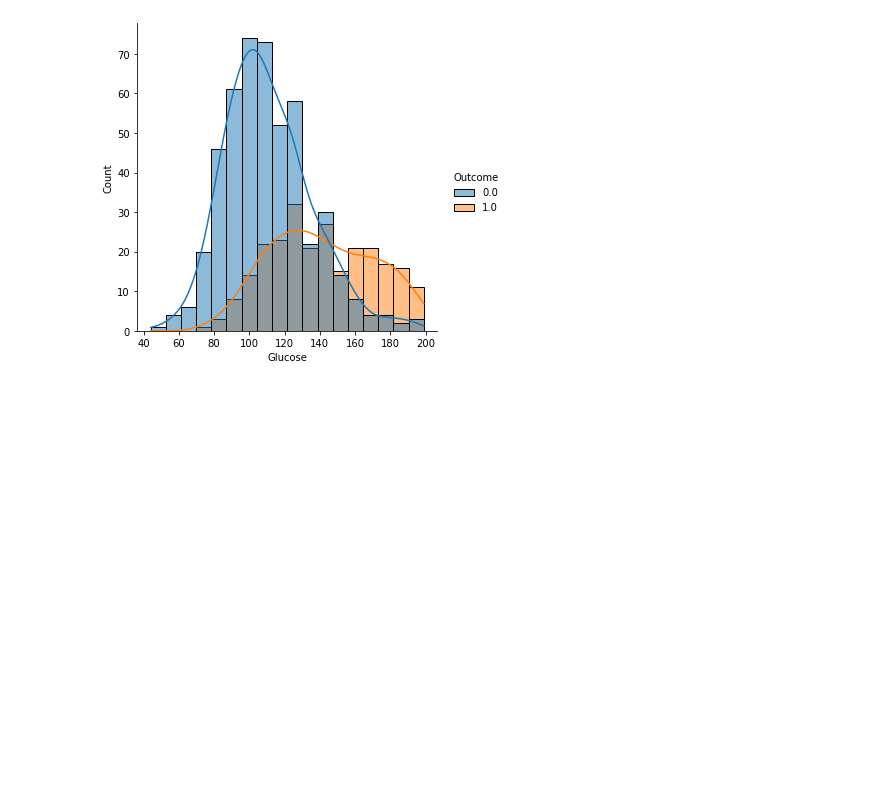
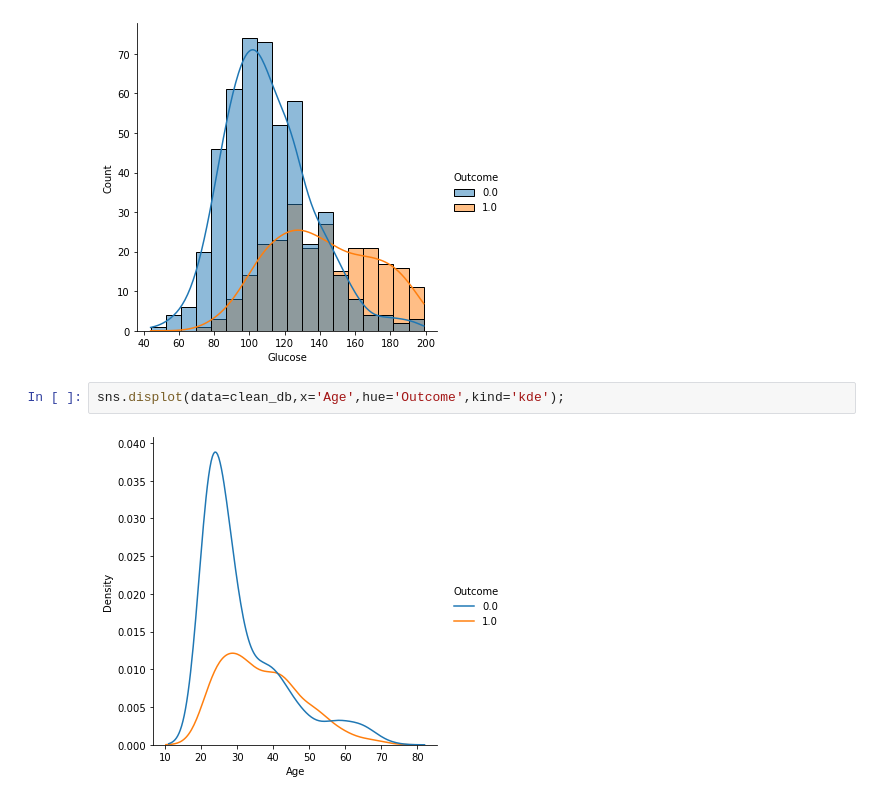
Before and after one commit to Ajechris/Ajechris, a Jupyter notebook: Diabetes.ipynb, the cells around one changed output. Cells and saved outputs as stored; diff of their text form; blank space fills up the shorter version.

```diff
--- a/Diabetes.ipynb
+++ b/Diabetes.ipynb
@@ -316,4 +309,8 @@ sns.displot(data=clean_db,x='Age',hue='Outcome',kde=True);
 sns.displot(data=clean_db,x='Glucose',hue='Outcome',kde=True);
 # %% [output]
 [figure]
+# %%
+sns.displot(data=clean_db,x='Age',hue='Outcome',kind='kde');
+# %% [output]
+[figure, added]
 # %%
```
Also changed, not shown: parts of 22 cells of this notebook.
